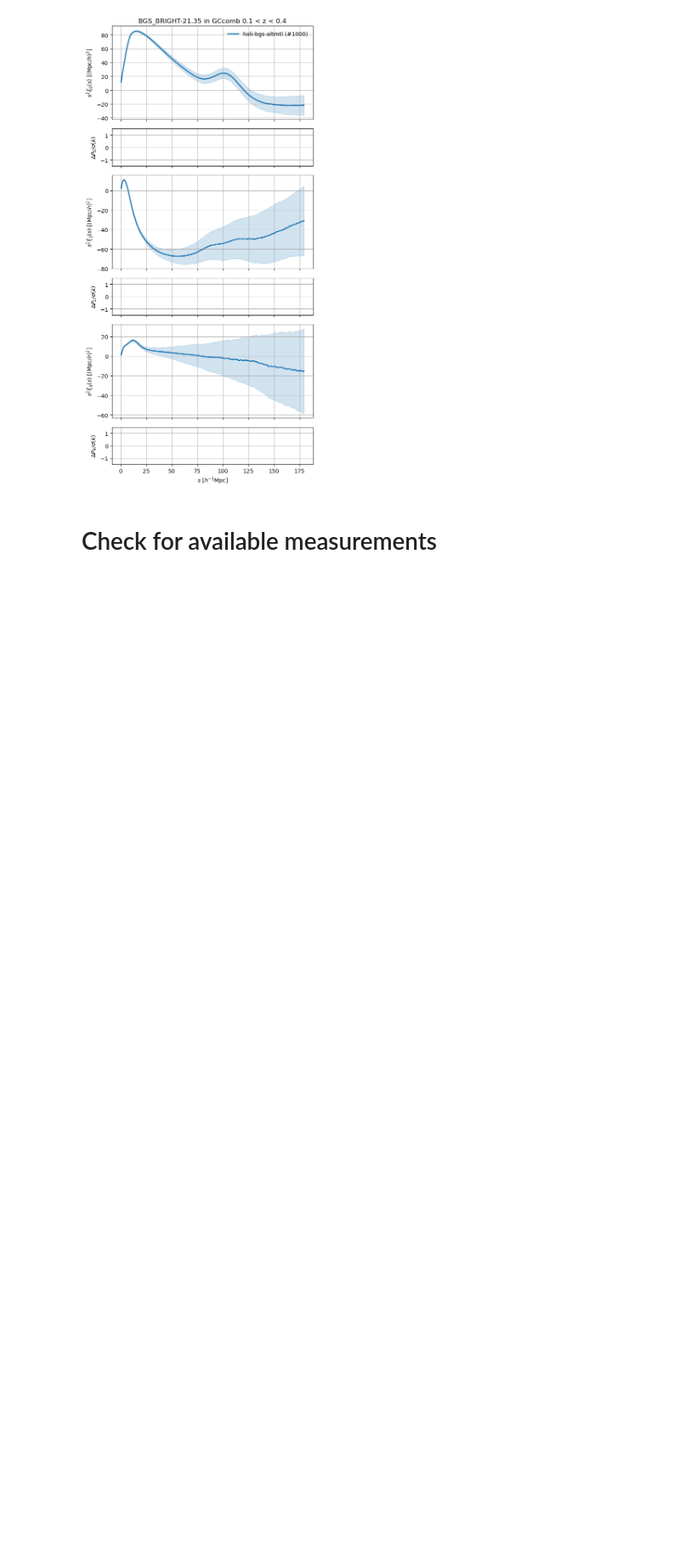
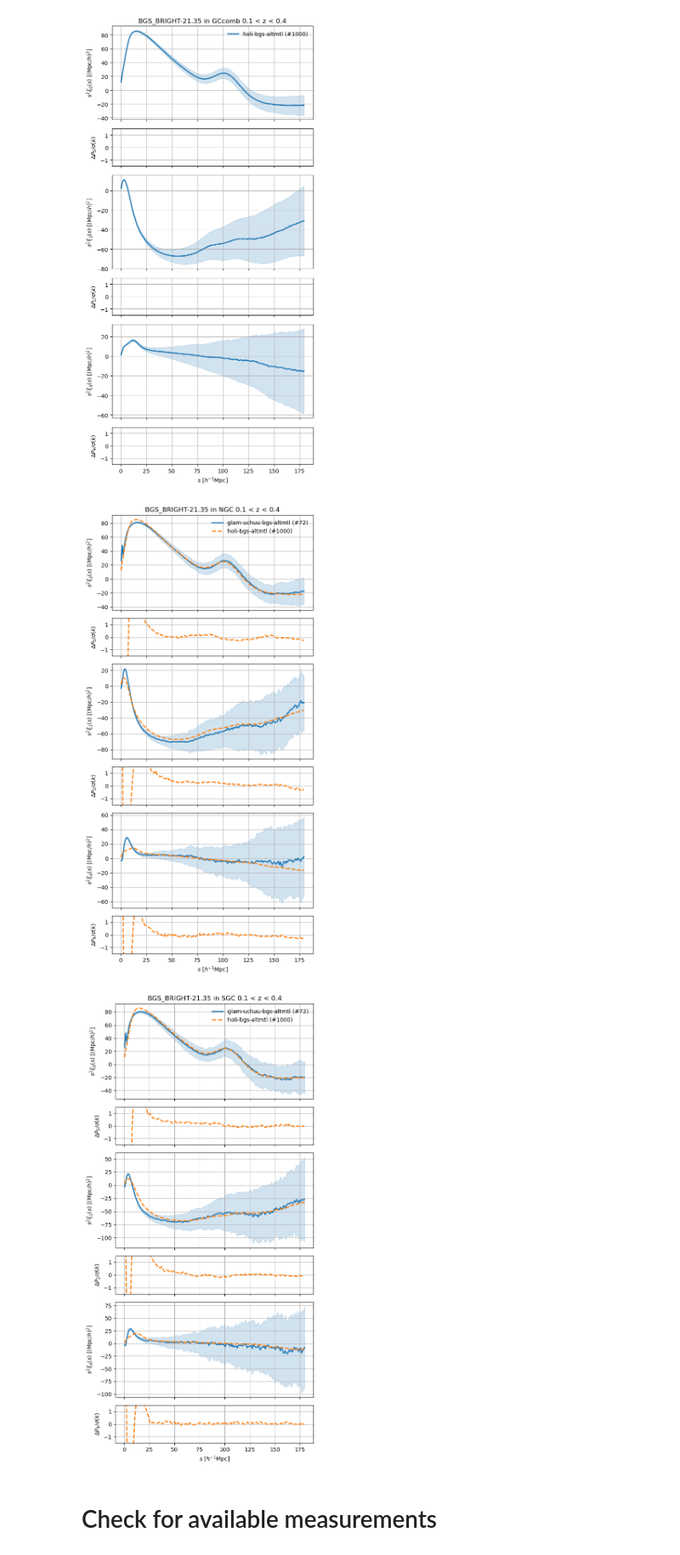
Before and after one commit to AlbertoRosado1/cai-dr2-clustering-products, a Jupyter notebook: clustering_statistics/nb/check_latest_measurements-pt1.ipynb, the cells around one changed output. Shown at 85% size. Cells and saved outputs as stored; diff of their text form; code cells hidden in the pictures; blank space fills up the shorter version.

Commit message:
update BGS 2PCFs plots

```diff
--- a/clustering_statistics/nb/check_latest_measurements-pt1.ipynb
+++ b/clustering_statistics/nb/check_latest_measurements-pt1.ipynb
@@ -238,6 +238,36 @@ for tracer in tracers:
     plt.show()
 # %% [output]
 [figure]
+# %%
+# measurements to compare
+reference = 'glam-uchuu-bgs-altmtl' # what we compare against in the figures below
+cases = {'glam-uchuu-bgs-altmtl': {'version': 'glam-uchuu-bgs-altmtl', 'weight': 'default-FKP', 'extra': '', 'cut': False, 'auw': False, 'imocks': None},
+         'holi-bgs-altmtl': {'version': 'holi-bgs-altmtl', 'weight': 'default-FKP', 'extra': '', 'cut': False, 'auw': False, 'imocks': None}}
+# colors and linestyles
+colors = dict(zip(cases, [f'C{i}' for i in range(len(cases))]))
+linestyles = dict(zip(cases, ['-', '--','-.',':',':',':',':']))
+
+# figures with 2PCF
+regions = ['NGC','SGC']
+scaling='kpk'
+plot_kws = dict(colors=colors,linestyles=linestyles,scaling=scaling,stats_dir=stats_dir,project=project)
+
+for tracer in tracers:
+    for region in regions:
+        zranges = tools.propose_fiducial('zranges',tracer,analysis=analysis)
+        nrows  = len(ells4xi) * 2
+        ncols  = len(zranges)
+        figure = plt.subplots(nrows, ncols, figsize=(6 * ncols, 4 * len(ells4xi)), sharex='col', gridspec_kw={'height_ratios': [2.5, 1] * len(ells4xi)})
+        for iz, zrange in enumerate(zranges):
+            plot_kws = plot_kws|dict(reference=reference, figure=figure, ax_col=iz, ells=ells4xi)
+            plotting_tools.plot_stats('particle2_correlation', cases, tracer, zrange, region, **plot_kws)
+        plt.tight_layout()
+        basename = f'checks_xi_{tracer}_{region}.{ext}'
+        figure[0].savefig(plot_dir / basename, bbox_inches='tight', pad_inches=0.1, dpi=200)
+        plt.show()
+# %% [output]
+[figure, added]
+[figure, added]
 # %% [markdown]
 # Check for available measurements
 # %%
```
